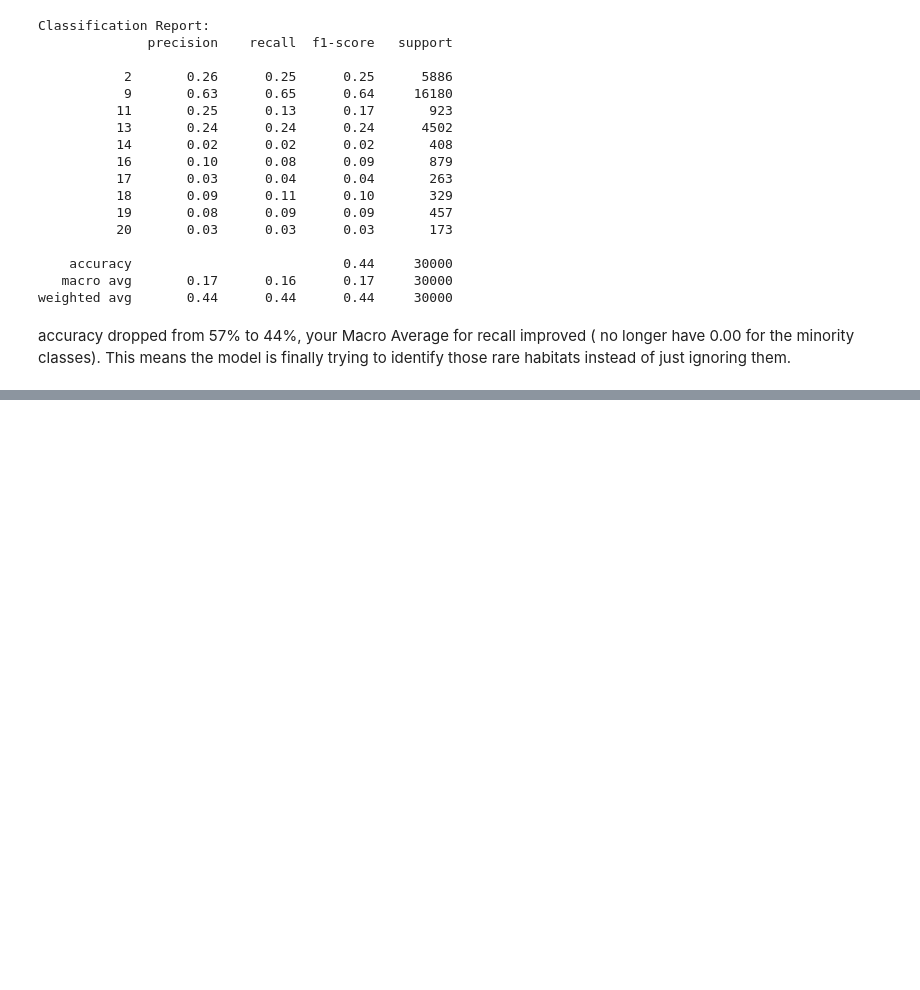
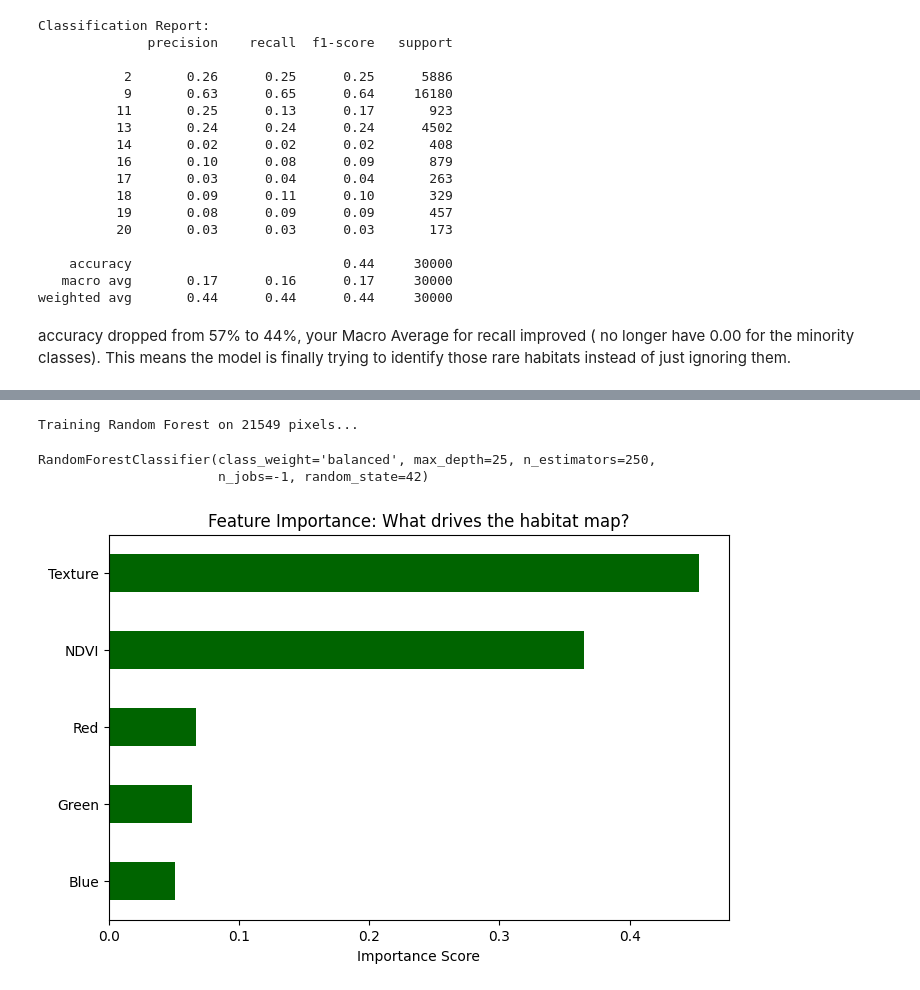
Before and after one commit to CiaraFarrellSETU/phd, a Jupyter notebook: Pollardstown__rf.ipynb, the cells around one changed output, grey strips where cells are left out. Saved outputs shown, nothing was run; the diff lists cells and outputs as text; code cells hidden in the pictures; blank space fills up the shorter version.

```diff
--- a/Pollardstown__rf.ipynb
+++ b/Pollardstown__rf.ipynb
@@ -300,0 +376,20 @@ accuracy dropped from 57% to 44%, your Macro Average for recall improved ( no lo
+# %%
+print("Rasterizing shapefile to match aligned grid...")
+
+# 1. Ensure the vector CRS matches the raster CRS
+habitat_vec = habitat_vec.to_crs(ndvi_file.crs)
+
+# 2. Create a list of (geometry, class_id) tuples
+# Ensure 'class_id' is the correct column name in your shapefile
+shapes = ((geom, value) for geom, value in zip(habitat_vec.geometry, habitat_vec['Id']))
+
+# 3. Burn the polygons into a numpy array
+labeled_pixels = features.rasterize(
+    shapes,
+    out_shape=(target_h, target_w),
+    transform=target_transform,
+    fill=0,            # Pixels outside polygons get 0
+    all_touched=False  # Only pixels whose center is inside the polygon are labeled
+)
+
+print(f"Rasterization complete. Found classes: {np.unique(labeled_pixels)}")
@@ -300,0 +460,27 @@ accuracy dropped from 57% to 44%, your Macro Average for recall improved ( no lo
+# %%
+print(f"Training Random Forest on {len(y_train)} pixels...")
+# We keep class_weight='balanced' to give the tiny classes (like Class 12) more 'weight'
+rf = RandomForestClassifier(
+    n_estimators=250,
+    max_depth=25,
+    class_weight='balanced',
+    n_jobs=-1,
+    random_state=42
+)
+rf.fit(X_train, y_train)
+# %% [output]
+Training Random Forest on 21549 pixels...
+RandomForestClassifier(class_weight='balanced', max_depth=25, n_estimators=250,
+                       n_jobs=-1, random_state=42)
+# %%
+# This shows if 'Texture' was actually useful!
+features_list = ['Red', 'Green', 'Blue', 'NDVI', 'Texture']
+importances = pd.Series(rf.feature_importances_, index=features_list).sort_values()
+
+plt.figure(figsize=(8, 5))
+importances.plot(kind='barh', color='darkgreen')
+plt.title("Feature Importance: What drives the habitat map?")
+plt.xlabel("Importance Score")
+plt.show()
+# %% [output]
+[figure, added]
```
Also changed, not shown: parts of 8 cells of this notebook.
